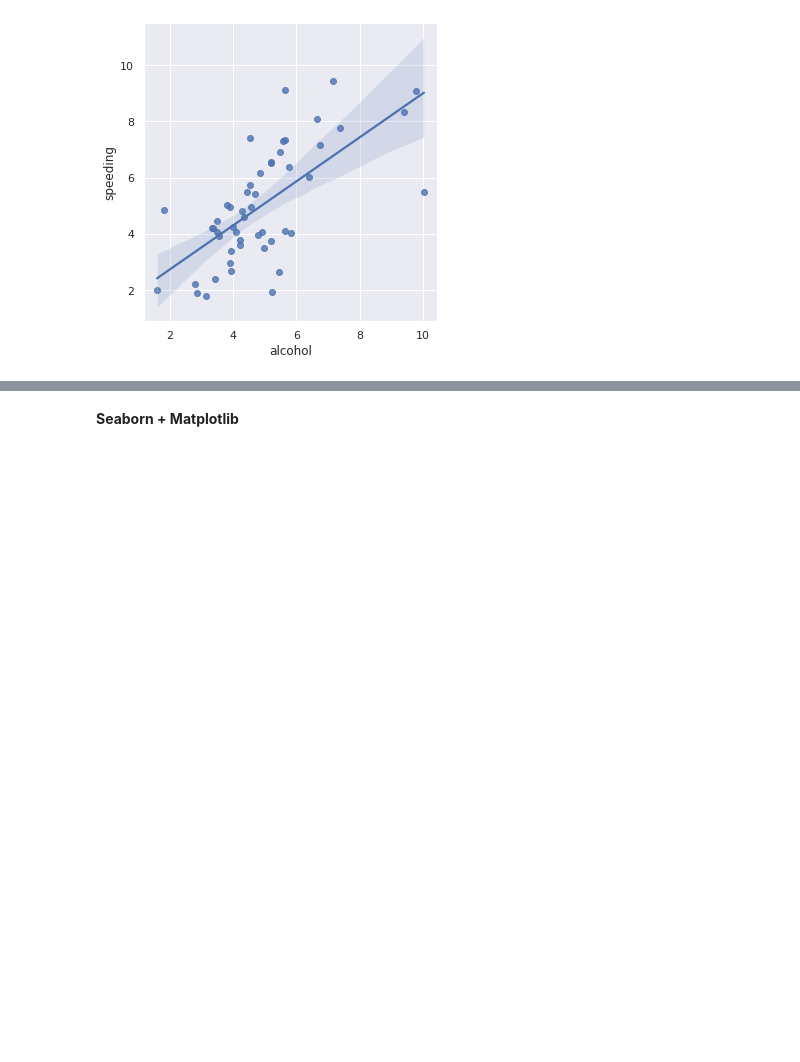
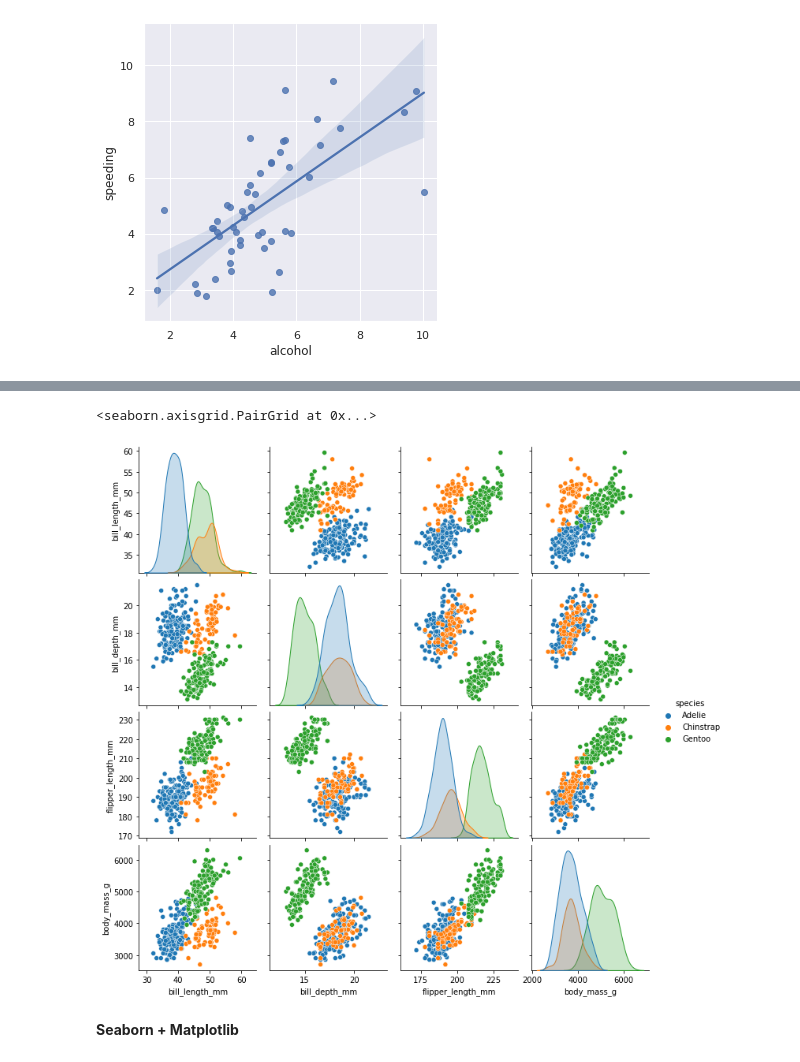
Before and after one commit to JoaoLucasAbreu/Seaborn, a Jupyter notebook: Seaborn.ipynb, the cells around one changed output, grey strips where cells are left out. Cells and saved outputs as stored; diff of their text form; code cells hidden in the pictures; blank space fills up the shorter version.

```diff
--- a/Seaborn.ipynb
+++ b/Seaborn.ipynb
@@ -248,3 +271,8 @@ sns.lmplot(data = crashes, x = 'alcohol', y = "speeding")
+# %%
+sns.pairplot(penguins, hue = "species")
+# %% [output]
+<seaborn.axisgrid.PairGrid at 0x...>
+[figure, added]
 # %% [markdown]
 **Seaborn + Matplotlib**
 # %%
```
Also changed, not shown: parts of 5 cells of this notebook.
